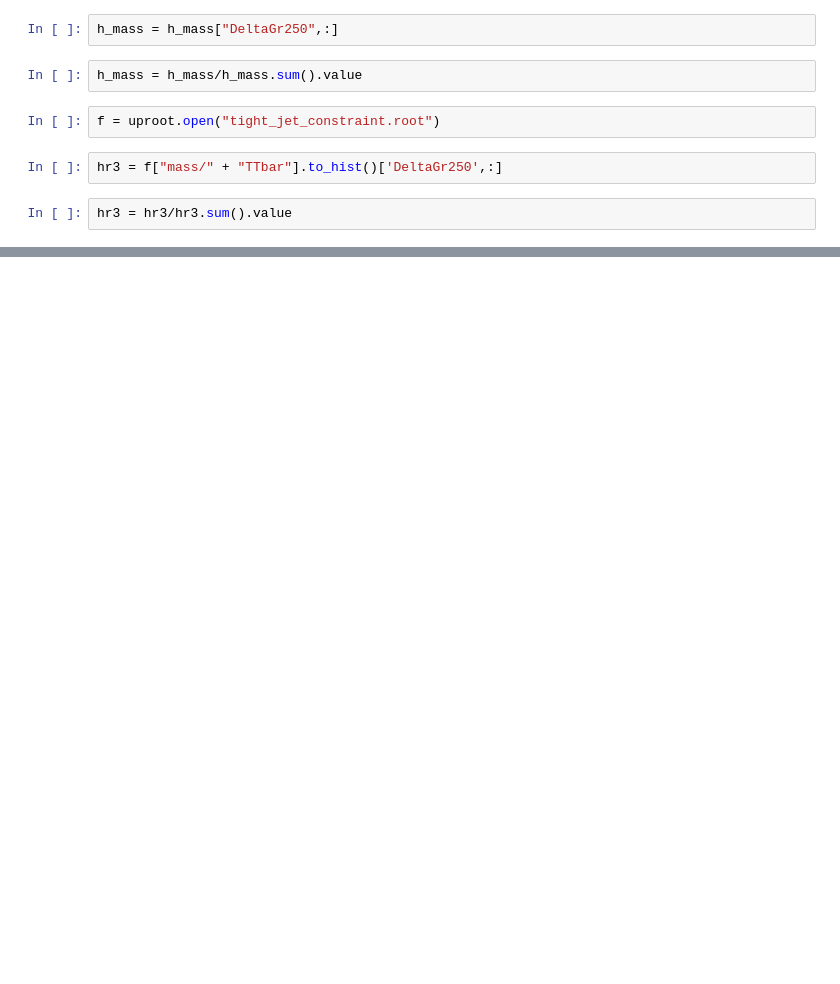
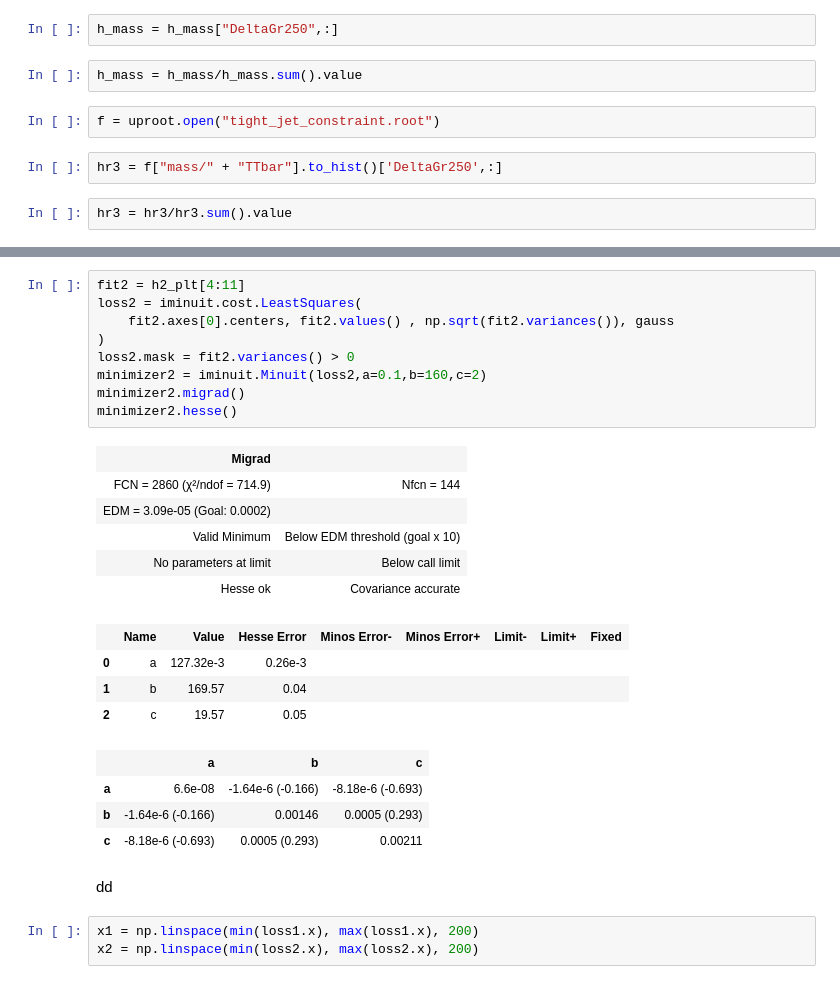
Before and after one commit to akanugan/MultiJets, a Jupyter notebook: TopStudies/run2TT.ipynb, the cells around one changed output, grey strips where cells are left out. Cells and saved outputs as stored; diff of their text form; blank space fills up the shorter version.

```diff
--- a/TopStudies/run2TT.ipynb
+++ b/TopStudies/run2TT.ipynb
@@ -51,0 +90,29 @@ plt.legend()
+# %%
+fit2 = h2_plt[4:11]
+loss2 = iminuit.cost.LeastSquares(
+    fit2.axes[0].centers, fit2.values() , np.sqrt(fit2.variances()), gauss
+)
+loss2.mask = fit2.variances() > 0
+minimizer2 = iminuit.Minuit(loss2,a=0.1,b=160,c=2)
+minimizer2.migrad()
+minimizer2.hesse()
+# %% [output]
+| Migrad |  |
+| FCN = 2860 (χ²/ndof = 714.9) | Nfcn = 144 |
+| EDM = 3.09e-05 (Goal: 0.0002) |  |
+| Valid Minimum | Below EDM threshold (goal x 10) |
+| No parameters at limit | Below call limit |
+| Hesse ok | Covariance accurate |
+|  | Name | Value | Hesse Error | Minos Error- | Minos Error+ | Limit- | Limit+ | Fixed |
+| 0 | a | 127.32e-3 | 0.26e-3 |  |  |  |  |  |
+| 1 | b | 169.57 | 0.04 |  |  |  |  |  |
+| 2 | c | 19.57 | 0.05 |  |  |  |  |  |
+|  | a | b | c |
+| a | 6.6e-08 | -1.64e-6 (-0.166) | -8.18e-6 (-0.693) |
+| b | -1.64e-6 (-0.166) | 0.00146 | 0.0005 (0.293) |
+| c | -8.18e-6 (-0.693) | 0.0005 (0.293) | 0.00211 |
+# %% [markdown]
+dd
+# %%
+x1 = np.linspace(min(loss1.x), max(loss1.x), 200)
+x2 = np.linspace(min(loss2.x), max(loss2.x), 200)
```
Also changed, not shown: parts of 11 cells of this notebook, 4 other files.
